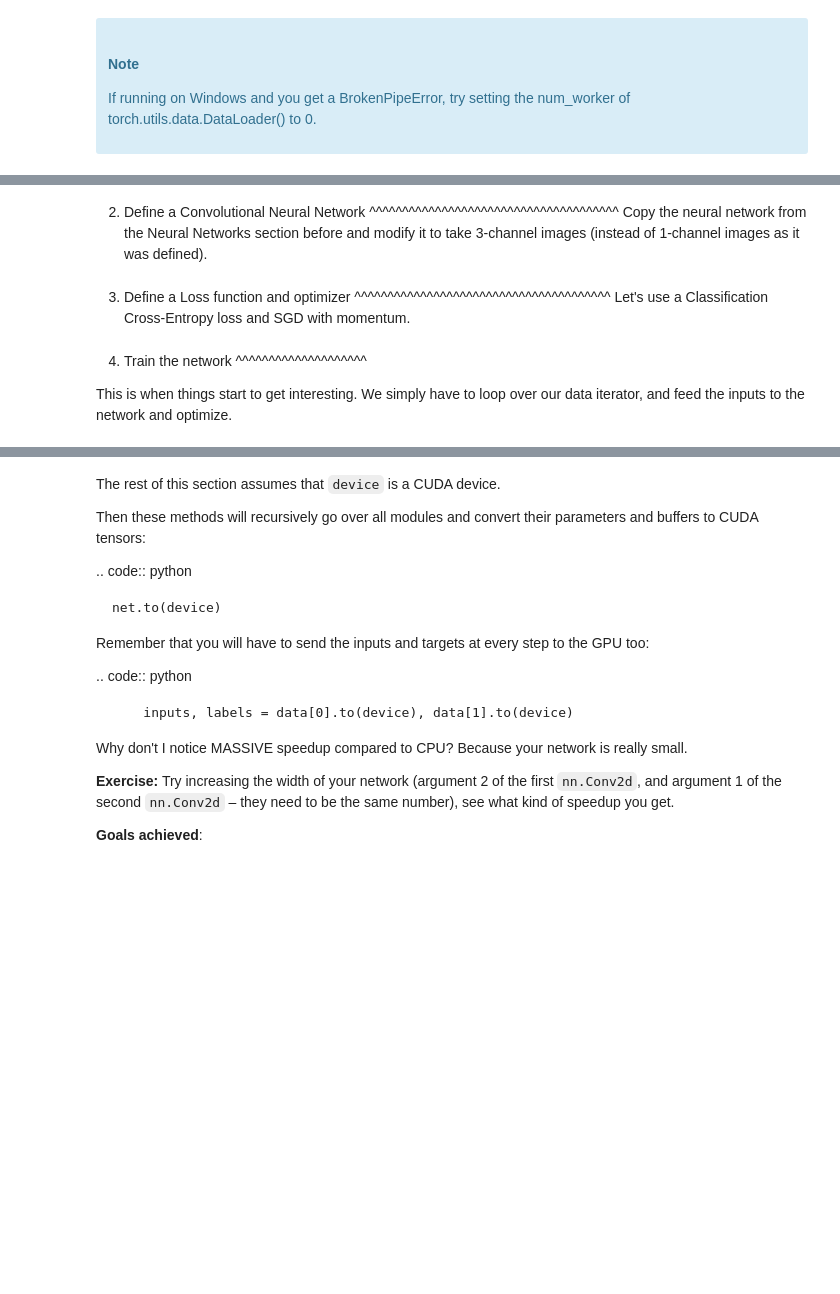
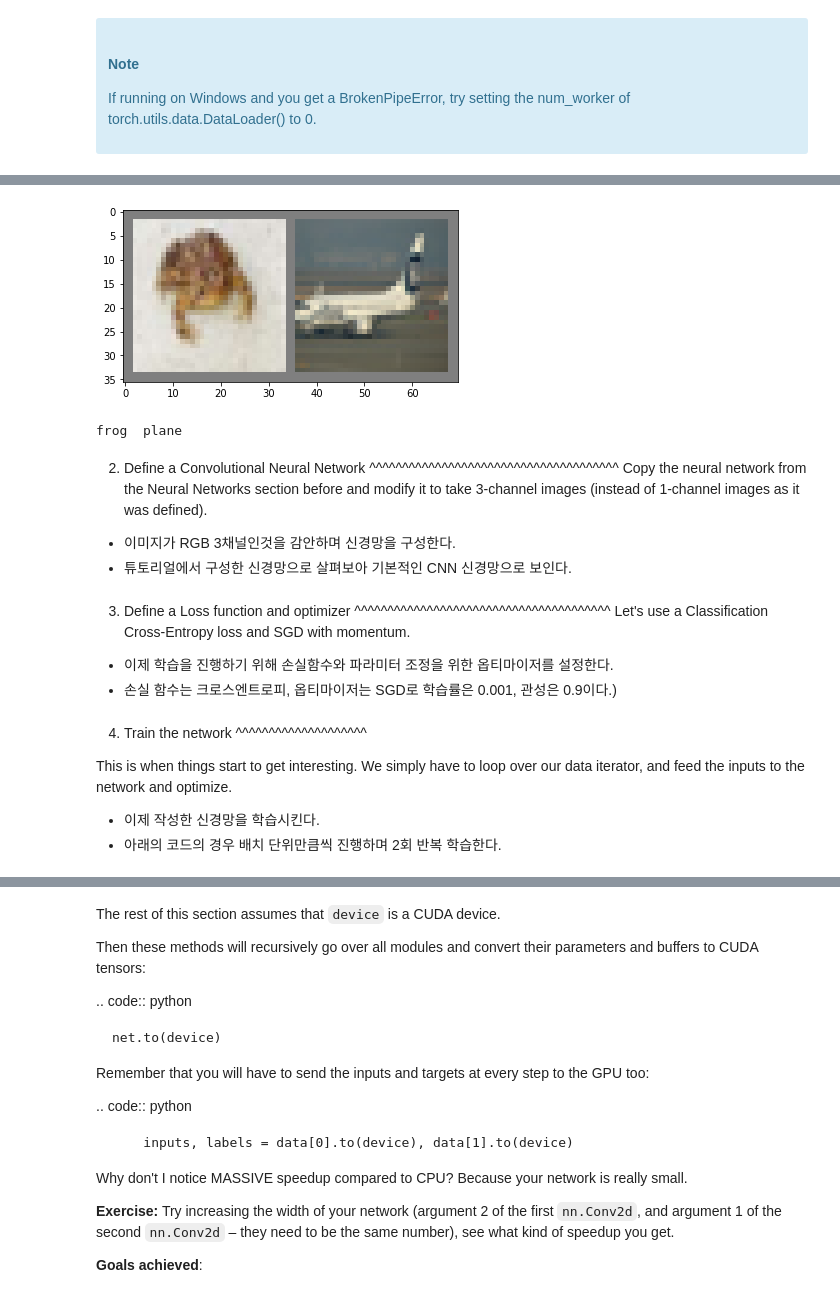
Before and after one commit to HRDI0/pytorch_tutorial, a Jupyter notebook: 1. cifar10_tutorial.ipynb, the cells around one changed output, grey strips where cells are left out. Cells and saved outputs as stored; diff of their text form; code cells hidden in the pictures; blank space fills up the shorter version.

```diff
--- a/1. cifar10_tutorial.ipynb
+++ b/1. cifar10_tutorial.ipynb
@@ -70,17 +73,17 @@ transform = transforms.Compose(
     [transforms.ToTensor(),
      transforms.Normalize((0.5, 0.5, 0.5), (0.5, 0.5, 0.5))])
 
-batch_size = 4
+batch_size = 2
 
 trainset = torchvision.datasets.CIFAR10(root='./data', train=True,
                                         download=True, transform=transform)
 trainloader = torch.utils.data.DataLoader(trainset, batch_size=batch_size,
-                                          shuffle=True, num_workers=2)
+                                          shuffle=True, num_workers=0)
 
 testset = torchvision.datasets.CIFAR10(root='./data', train=False,
                                        download=True, transform=transform)
 testloader = torch.utils.data.DataLoader(testset, batch_size=batch_size,
-                                         shuffle=False, num_workers=2)
+                                         shuffle=False, num_workers=0)
 
 classes = ('plane', 'car', 'bird', 'cat',
            'deer', 'dog', 'frog', 'horse', 'ship', 'truck')
@@ -89,30 +101,42 @@ Let us show some of the training images, for fun.
 # %%
+import os
+os.environ['KMP_DUPLICATE_LIB_OK']='True'
+#This is pyplot error solve code
+#why this code have pyplot error? -> reason is 1. library crash 2. nomkl library not install 3. Too high numpy version
+
 import matplotlib.pyplot as plt
 import numpy as np
 
 # functions to show an image
 
 
 def imshow(img):
     img = img / 2 + 0.5     # unnormalize
     npimg = img.numpy()
     plt.imshow(np.transpose(npimg, (1, 2, 0)))
     plt.show()
 
 
 # get some random training images
 dataiter = iter(trainloader)
 images, labels = dataiter.next()
 
 # show images
 imshow(torchvision.utils.make_grid(images))
 # print labels
 print(' '.join(f'{classes[labels[j]]:5s}' for j in range(batch_size)))
+# %% [output]
+[figure, added]
+frog  plane
 # %% [markdown]
 2. Define a Convolutional Neural Network
 ^^^^^^^^^^^^^^^^^^^^^^^^^^^^^^^^^^^^^^
 Copy the neural network from the Neural Networks section before and modify it to
 take 3-channel images (instead of 1-channel images as it was defined).
+
+
+- 이미지가 RGB 3채널인것을 감안하며 신경망을 구성한다.
+- 튜토리얼에서 구성한 신경망으로 살펴보아 기본적인 CNN 신경망으로 보인다.
 # %%
 import torch.nn as nn
 import torch.nn.functional as F
@@ -143,6 +167,9 @@ net = Net()
 3. Define a Loss function and optimizer
 ^^^^^^^^^^^^^^^^^^^^^^^^^^^^^^^^^^^^^^^
 Let's use a Classification Cross-Entropy loss and SGD with momentum.
+
+- 이제 학습을 진행하기 위해 손실함수와 파라미터 조정을 위한 옵티마이저를 설정한다.
+- 손실 함수는 크로스엔트로피, 옵티마이저는 SGD로 학습률은 0.001, 관성은 0.9이다.)
 # %%
 import torch.optim as optim
 
@@ -155,6 +182,9 @@ optimizer = optim.SGD(net.parameters(), lr=0.001, momentum=0.9)
 This is when things start to get interesting.
 We simply have to loop over our data iterator, and feed the inputs to the
 network and optimize.
+
+- 이제 작성한 신경망을 학습시킨다.
+- 아래의 코드의 경우 배치 단위만큼씩 진행하며 2회 반복 학습한다.
 # %%
 for epoch in range(2):  # loop over the dataset multiple times
 
```
Also changed, not shown: parts of 32 cells of this notebook, 2 other files.
